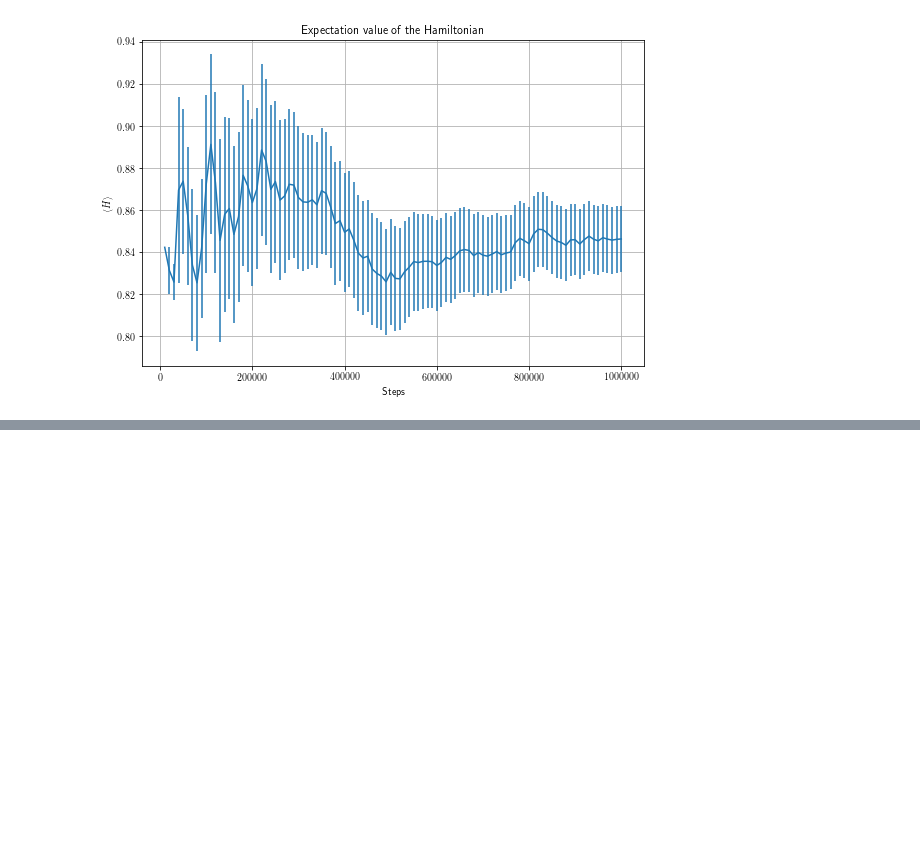
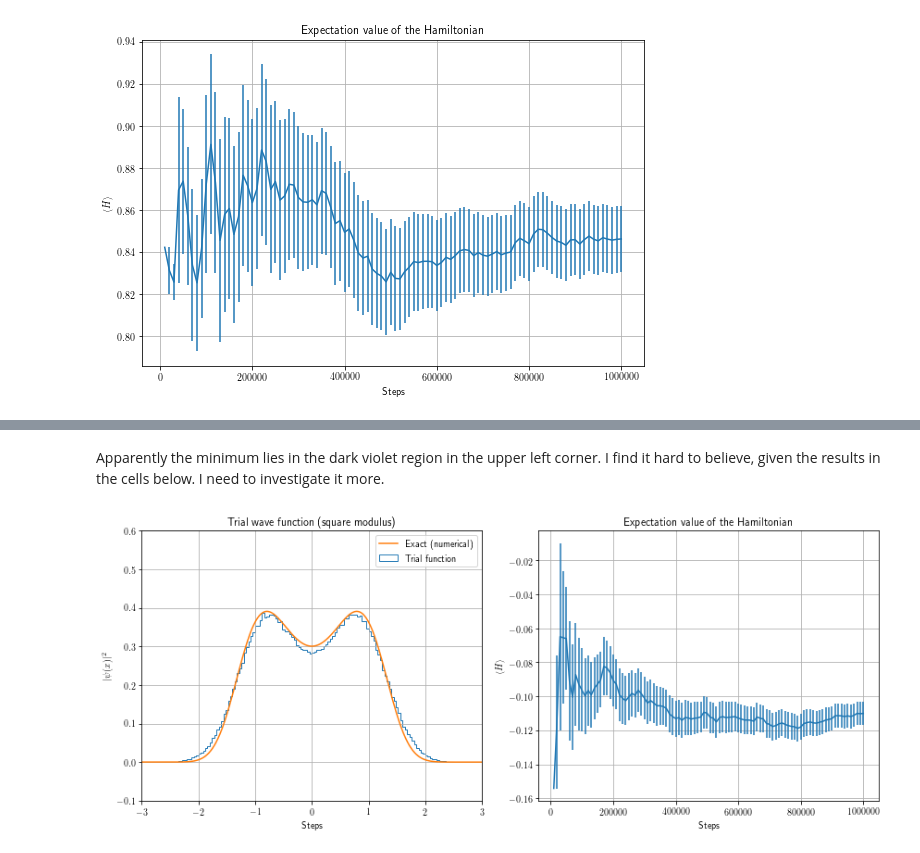
Before and after one commit to phaerrax/lab-simulazione-numerica, a Jupyter notebook: exercise08/exercise08.ipynb, the cells around one changed output, grey strips where cells are left out. Saved outputs shown, nothing was run; the diff lists cells and outputs as text; code cells hidden in the pictures; blank space fills up the shorter version.

```diff
--- a/exercise08/exercise08.ipynb
+++ b/exercise08/exercise08.ipynb
@@ -23,0 +60,68 @@ plt.show()
+# %% [markdown]
+Apparently the minimum lies in the dark violet region in the upper left corner. I find it hard to believe, given the results in the cells below. I need to investigate it more.
+# %%
+# When the minimum has been found, calculate the expectation value
+# of the Hamiltonian and visualize the wave function.
+
+fig, axes = plt.subplots(nrows = 1, ncols = 2, figsize = (12, 5))
+axes = axes.flatten()
+
+best_mu, best_sigma = 0.85, 0.675
+# These two values were NOT found by minimizing the energy in the
+# calculations above. They were chosen, after some trial and error,
+# such that the pdf of the trial wave function resembled the most
+# the numerical solution written below.
+
+os.chdir("/home/studenti/davide.ferracin/lab-simulazione-numerica/exercise08/exercise08-2/")
+os.system("./exercise08-2 %.3f" % (best_mu) + " " + "%.3f" % (best_sigma))
+# Gather the data.
+drawn_points = np.loadtxt("drawn_points.dat", unpack = True)
+steps, avg, err = np.loadtxt("energy.dat", unpack = True)
+
+# Histogram of the square modulus of the wave function.
+axes[0].hist(drawn_points, bins = 200, range = (-4, 4), density = True, histtype = "step", label = "Trial function")
+axes[0].set_title("Trial wave function (square modulus)")
+axes[0].set_ylabel(r"$|\psi(x)|^2$")
+axes[0].set_xlabel("Steps")
+axes[0].grid(True)
+
+# Expectation value of the Hamiltonian.
+axes[1].errorbar(steps, avg, yerr = err)
+axes[1].set_title("Expectation value of the Hamiltonian")
+axes[1].set_ylabel(r"$\langle H\rangle$")
+axes[1].set_xlabel("Steps")
+axes[1].grid(True)
+
+# Numerical approximation of the exact probability density.
+n_points = 1000 # Number of iterations
+x = np.linspace(-4, 4, n_points)
+dx = x[1] - x[0] # Step size
+
+# Discrete "second derivative matrix operator": multiply a
+# vector by this matrix and divide by the step size to
+# obtain its discrete second derivative, calculated using
+# the central differences method
+# f'' = (f_1 - 2 f_0 + f_-1) / dx^2.
+laplacian = np.diag(np.ones(n_points-1),-1)-2*np.diag(np.ones(n_points),0)+np.diag(np.ones(n_points-1),1)
+
+# Potential energy
+V = [(p**2 - 2.5) * p**2 for p in x]
+# Hamiltonian matrix
+H = -laplacian / (2 * dx**2) + np.diag(V)
+
+# Compute the eigenvectors and their eigenvalues.
+E, psi = np.linalg.eigh(H)
+
+# Take the transpose, then normalize.
+psi = np.transpose(psi)
+psi = psi / np.sqrt(dx)
+
+axes[0].plot(x, (psi[0])**2, label = "Exact (numerical)")
+axes[0].set_xlim((-3,3))
+axes[0].set_ylim((-0.1,0.6))
+axes[0].legend()
+
+fig.tight_layout()
+plt.show()
+# %% [output]
+[figure, added]
```
Also changed, not shown: parts of 4 cells of this notebook, 10 other files.
